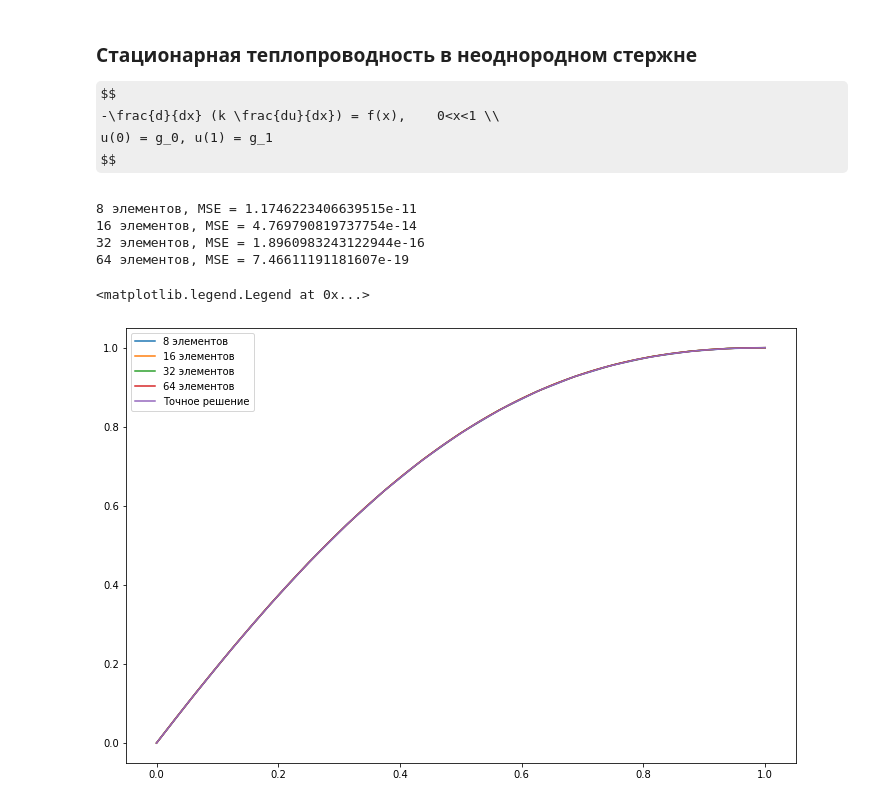
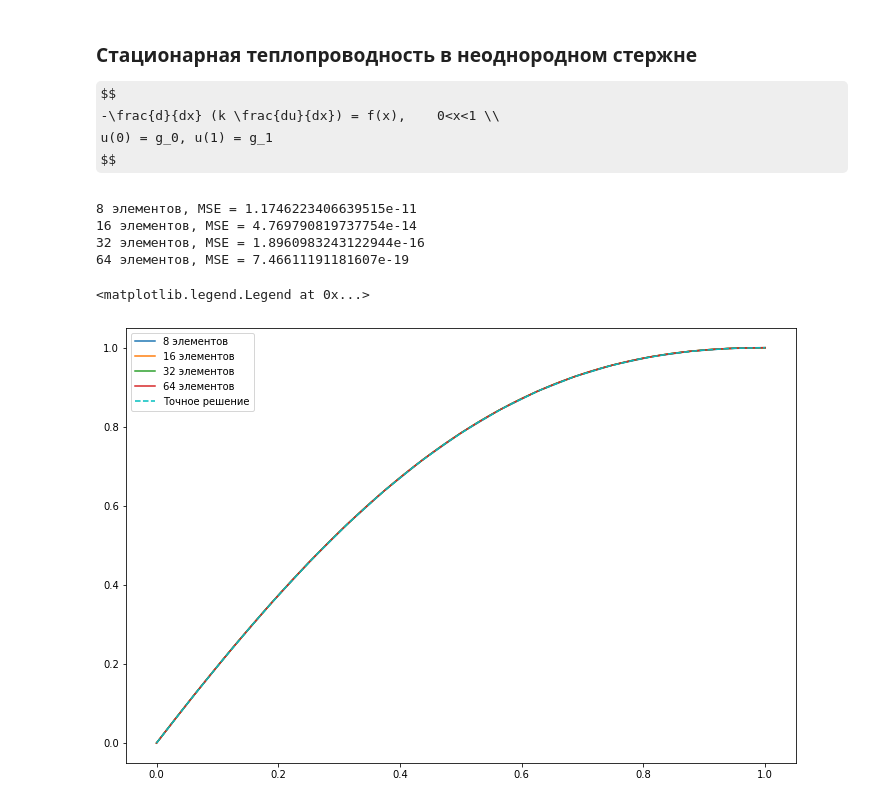
Before and after one commit to dimared/vmetf, a Jupyter notebook: task2_5.ipynb, the cells around one changed output. Cells and saved outputs as stored; diff of their text form; code cells hidden in the pictures; some formulas as TeX source.

```diff
--- a/task2_5.ipynb
+++ b/task2_5.ipynb
@@ -66,28 +63,28 @@ from sklearn.metrics import mean_squared_error as MSE
 # %%
 errors = []
 
 fig, ax = plt.subplots(figsize = (12, 8))
 all_N = [8, 16, 32, 64]
 for N in all_N:
     x = np.linspace(0,1,2*N+1)
     u = solver(N)
     y = [preciseSolution(i) for i in x]
 
     err = MSE(y,u)
     print(str(N) + ' элементов, MSE =', err)
     errors.append(err)
 
     ax.plot(x, u, label = str(N) + ' элементов')
 
 x = np.linspace(0,1,20)
 y = [preciseSolution(i) for i in x]
-ax.plot(x,y, label = 'Точное решение')
+ax.plot(x,y, 'c--', label = 'Точное решение')
 
 plt.legend()
 # %% [output]
 8 элементов, MSE = 1.1746223406639515e-11
 16 элементов, MSE = 4.769790819737754e-14
 32 элементов, MSE = 1.8960983243122944e-16
 64 элементов, MSE = 7.46611191181607e-19
 <matplotlib.legend.Legend at 0x...>
-[figure, old version]
+[figure, new version]
```
Also changed, not shown: parts of 6 cells of this notebook.
